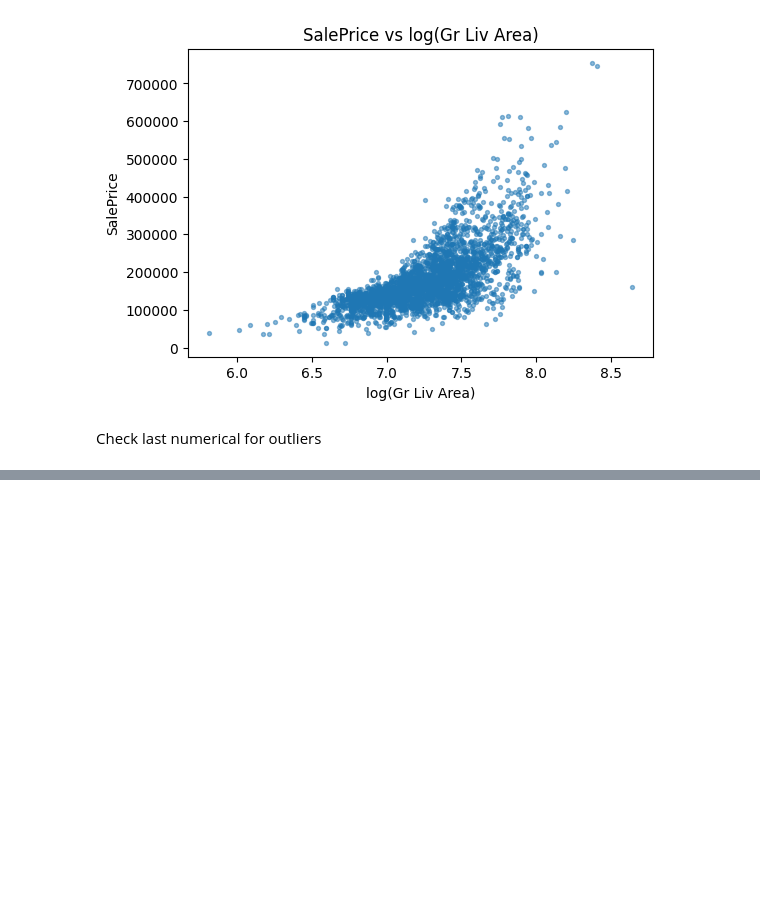
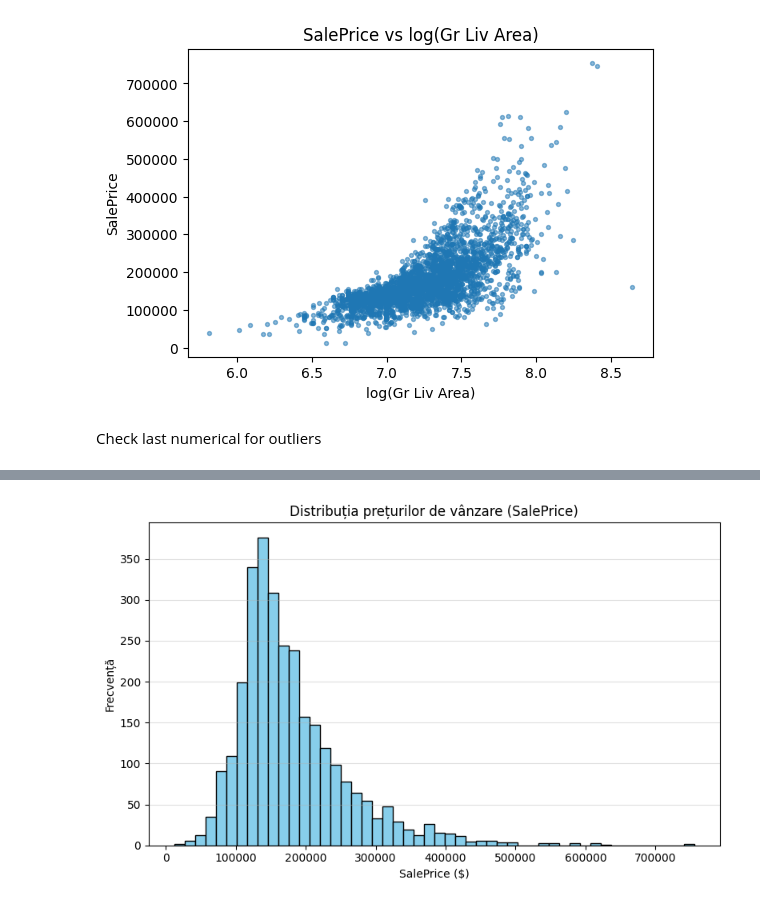
Before and after one commit to MalinaDumitrescu/ML_Projects, a Jupyter notebook: Lab1_ML/data_analysis_final.ipynb, the cells around one changed output, grey strips where cells are left out. Drawn from its saved outputs; the diff is of its cells as text; code cells hidden in the pictures; blank space fills up the shorter version.

```diff
--- a/Lab1_ML/data_analysis_final.ipynb
+++ b/Lab1_ML/data_analysis_final.ipynb
@@ -286,11 +286,5 @@ df['HasFence']  = (df['Fence'] != 'NoFence').astype(int)
 df['HasGarage'] = (df['Garage Cars'].fillna(0) > 0).astype(int)
 df['AmenitiesCount'] = df[['HasPool','HasFire','HasAC','HasFence','HasGarage']].sum(axis=1)
 
-# 8.2) log-uri utile
-for c in ['Lot Area','Gr Liv Area','Total Bsmt SF','1st Flr SF','Garage Area','SalePrice']:
-    if c in df.columns:
-        safe = df[c].clip(lower=0)
-        df[f'log_{c.replace(" ","").replace("/","_")}'] = np.log1p(safe)
-
-print("flags + logs ok")
+print("flags ok")
 # %% [output]
@@ -606,0 +601,11 @@ plt.show()
+# %%
+plt.figure(figsize=(8,5))
+plt.hist(df['SalePrice'], bins=50, color='skyblue', edgecolor='black')
+plt.title("Distribuția prețurilor de vânzare (SalePrice)")
+plt.xlabel("SalePrice ($)")
+plt.ylabel("Frecvență")
+plt.grid(axis='y', alpha=0.4)
+plt.tight_layout()
+plt.show()
+# %% [output]
+[figure, added]
```
Also changed, not shown: parts of 14 cells of this notebook.
